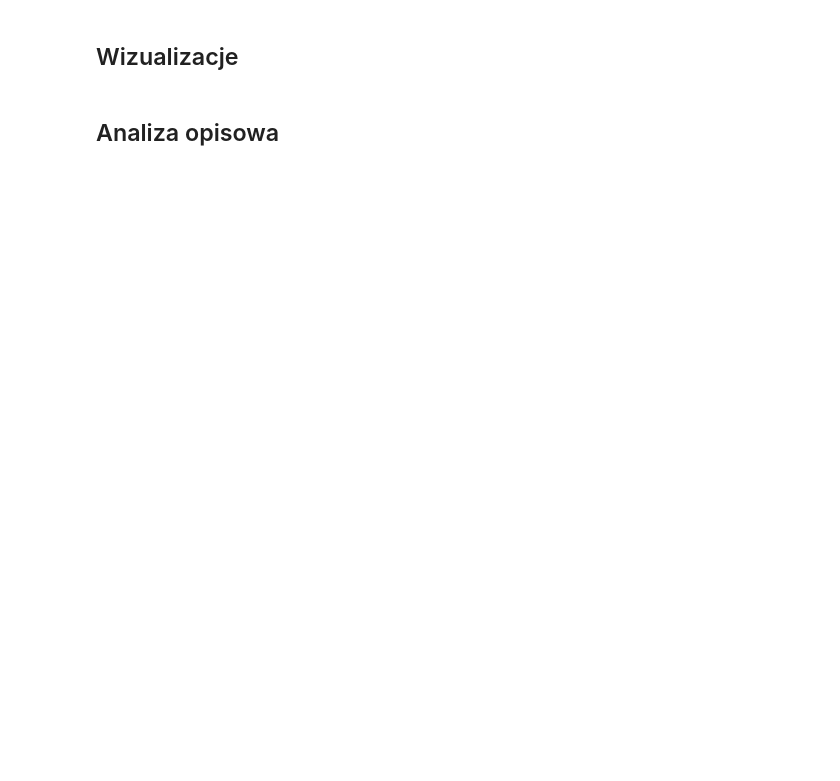
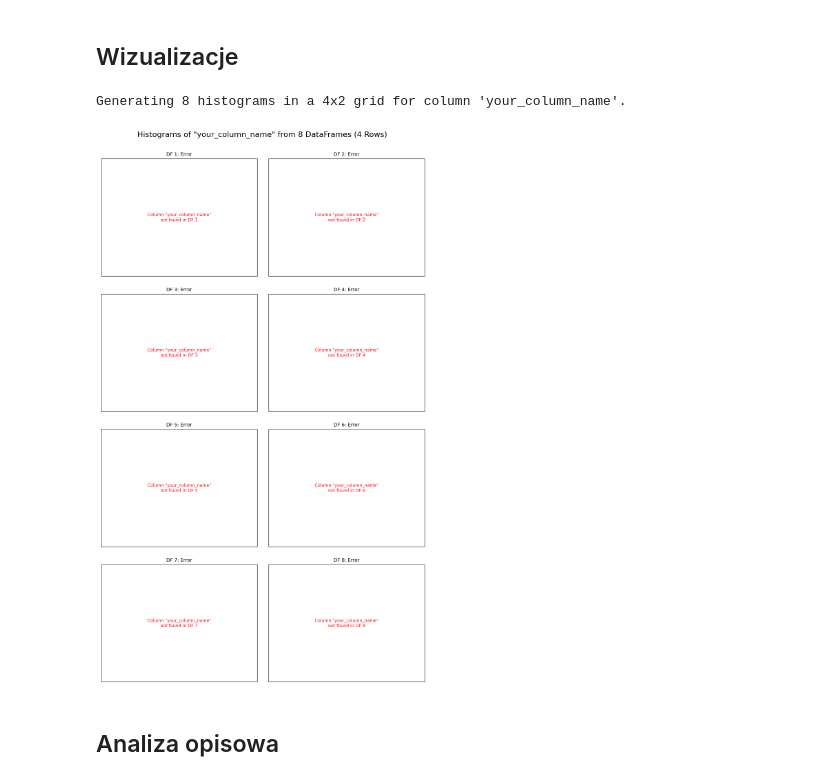
Before and after one commit to Jo-llama/SAD-team, a Jupyter notebook: SAD.ipynb, the cells around one changed output. Drawn from its saved outputs; the diff is of its cells as text; code cells hidden in the pictures; blank space fills up the shorter version.

```diff
--- a/SAD.ipynb
+++ b/SAD.ipynb
@@ -112,4 +167,71 @@ display(summary_df_str.style.set_table_styles(styles))
 # %% [markdown]
 ## Wizualizacje
+# %%
+
+# --- 1. Specify the column you want to plot ---
+# IMPORTANT: Replace 'your_column_name' with the actual name of the column
+# you want to generate a histogram for from each DataFrame.
+column_to_plot = 'your_column_name' # <<< CHANGE THIS TO YOUR COLUMN NAME
+
+# --- 2. Plotting Logic ---
+if not 'df_list' in locals() or not df_list:
+    print("It seems 'df_list' is not defined or is empty.")
+    print("Please ensure your df_list is populated with DataFrames.")
+else:
+    num_dfs = len(df_list)
+
+    if num_dfs == 0:
+        print("Your df_list is empty. Nothing to plot!")
+    else:
+        # Define the number of rows for your subplot grid
+        nrows = 4
+        # Calculate the number of columns needed
+        ncols = math.ceil(num_dfs / nrows)
+
+        # Create the figure and subplots
+        fig, axes = plt.subplots(nrows=nrows, ncols=ncols, figsize=(ncols * 5, nrows * 4))
+
+        # Flatten the axes array for easier iteration
+        if num_dfs == 1:
+            if not isinstance(axes, np.ndarray):
+                axes_flat = [axes]
+            else:
+                axes_flat = axes.flatten()
+        elif nrows == 1 or ncols == 1:
+             axes_flat = axes if isinstance(axes, np.ndarray) else [axes] # Ensure it's iterable
+             if isinstance(axes_flat, np.ndarray) and axes_flat.ndim > 1 : # if it was 1 row N cols or N rows 1 col
+                 axes_flat = axes_flat.flatten()
+        else:
+            axes_flat = axes.flatten()
+
+        print(f"Generating {num_dfs} histograms in a {nrows}x{ncols} grid for column '{column_to_plot}'.")
+
+        for i, df in enumerate(df_list):
+            ax = axes_flat[i]
+
+            if column_to_plot in df.columns:
+                sns.histplot(data=df, x=column_to_plot, ax=ax, kde=True)
+                ax.set_title(f'DF {i+1}: {column_to_plot}', fontsize=10)
+                ax.set_xlabel(column_to_plot, fontsize=8)
+                ax.set_ylabel('Frequency', fontsize=8)
+                ax.tick_params(axis='both', which='major', labelsize=7)
+            else:
+                ax.text(0.5, 0.5, f'Column "{column_to_plot}"\nnot found in DF {i+1}',
+                        horizontalalignment='center', verticalalignment='center',
+                        transform=ax.transAxes, fontsize=9, color='red')
+                ax.set_title(f'DF {i+1}: Error', fontsize=10)
+                ax.set_xticks([])
+                ax.set_yticks([])
+
+        # Hide any unused subplots
+        for j in range(num_dfs, len(axes_flat)):
+            fig.delaxes(axes_flat[j])
+
+        plt.tight_layout(pad=2.0)
+        plt.suptitle(f'Histograms of "{column_to_plot}" from {num_dfs} DataFrames (4 Rows)', fontsize=16, y=1.02)
+        plt.show()
+# %% [output]
+Generating 8 histograms in a 4x2 grid for column 'your_column_name'.
+[figure, added]
 # %% [markdown]
 ## Analiza opisowa
```
Also changed, not shown: parts of 11 cells of this notebook.
